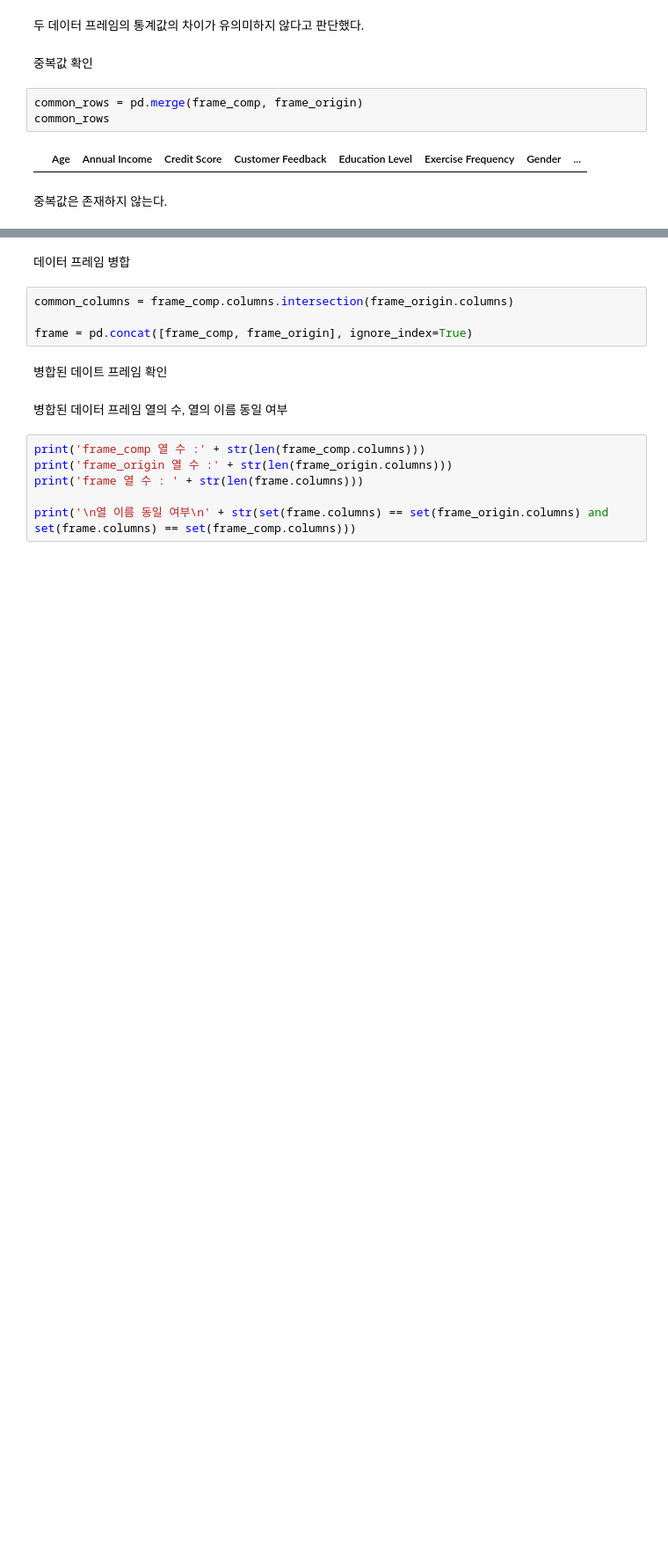
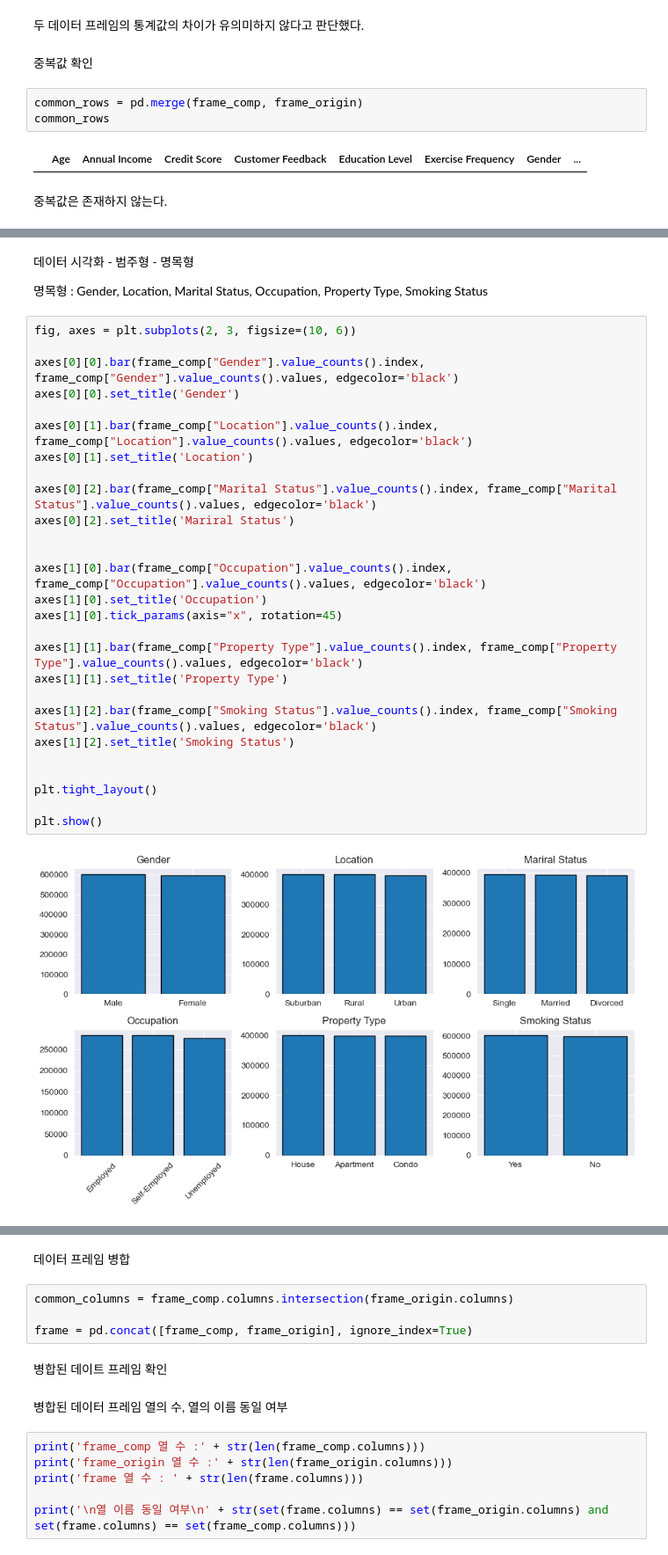
Before and after one commit to hyungijung/Project, a Jupyter notebook: Regression with an Insurance Dataset.ipynb, the cells around one changed output, grey strips where cells are left out. Shown: that part at 88% size. Cells and saved outputs as stored; diff of their text form; blank space fills up the shorter version.

```diff
--- a/Regression with an Insurance Dataset.ipynb
+++ b/Regression with an Insurance Dataset.ipynb
@@ -218,0 +269,33 @@ common_rows
+# %% [markdown]
+데이터 시각화 - 범주형 - 명목형
+
+명목형 : Gender, Location, Marital Status, Occupation, Property Type, Smoking Status
+# %%
+fig, axes = plt.subplots(2, 3, figsize=(10, 6))
+
+axes[0][0].bar(frame_comp["Gender"].value_counts().index, frame_comp["Gender"].value_counts().values, edgecolor='black')
+axes[0][0].set_title('Gender')
+
+axes[0][1].bar(frame_comp["Location"].value_counts().index, frame_comp["Location"].value_counts().values, edgecolor='black')
+axes[0][1].set_title('Location')
+
+axes[0][2].bar(frame_comp["Marital Status"].value_counts().index, frame_comp["Marital Status"].value_counts().values, edgecolor='black')
+axes[0][2].set_title('Mariral Status')
+
+
+axes[1][0].bar(frame_comp["Occupation"].value_counts().index, frame_comp["Occupation"].value_counts().values, edgecolor='black')
+axes[1][0].set_title('Occupation')
+axes[1][0].tick_params(axis="x", rotation=45)
+
+axes[1][1].bar(frame_comp["Property Type"].value_counts().index, frame_comp["Property Type"].value_counts().values, edgecolor='black')
+axes[1][1].set_title('Property Type')
+
+axes[1][2].bar(frame_comp["Smoking Status"].value_counts().index, frame_comp["Smoking Status"].value_counts().values, edgecolor='black')
+axes[1][2].set_title('Smoking Status')
+
+
+plt.tight_layout()
+
+plt.show()
+# %% [output]
+[figure, added]
```
Also changed, not shown: parts of 32 cells of this notebook.
